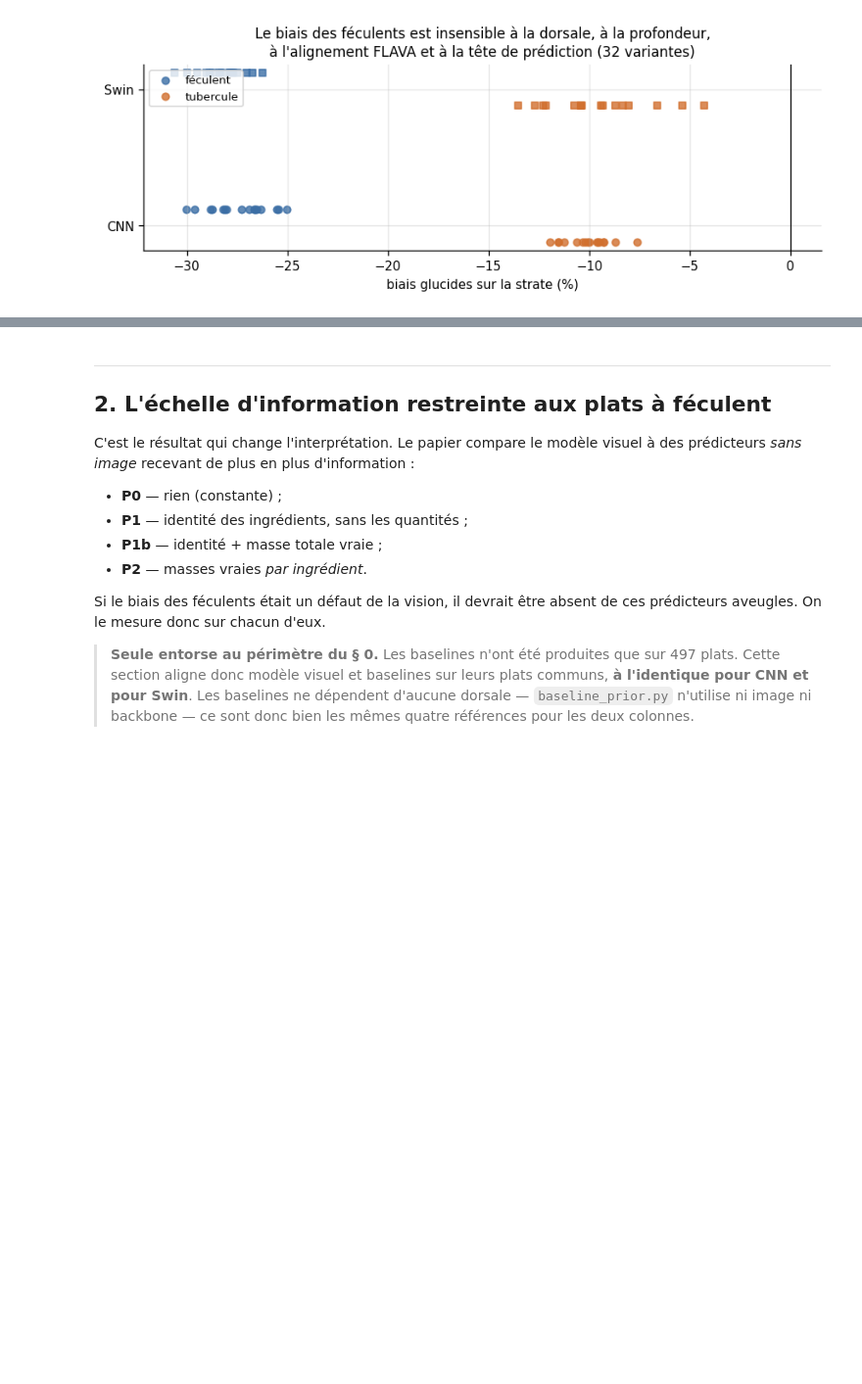
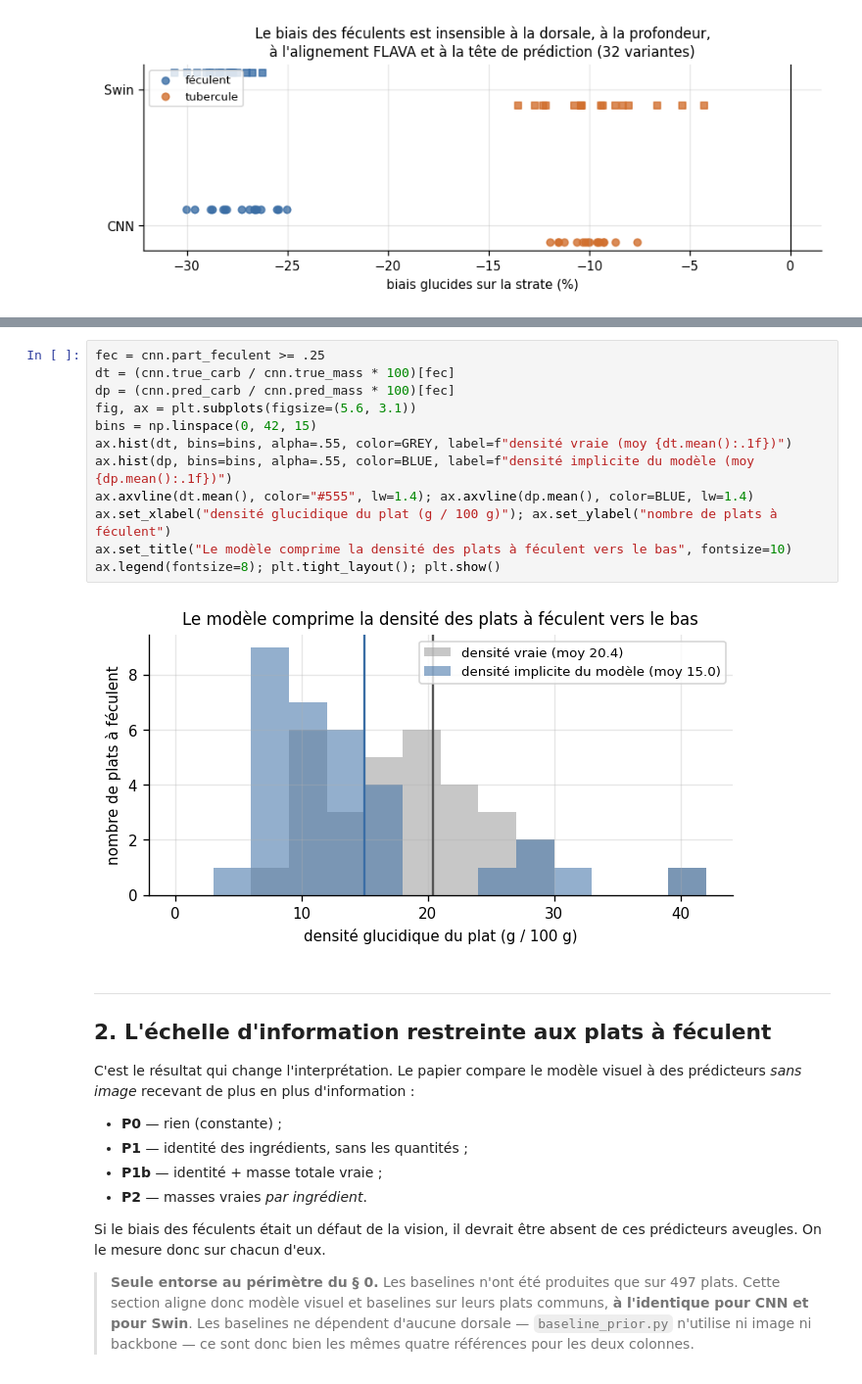
Before and after one commit to LubinLgp/nutrition5k-visual-ambiguity, a Jupyter notebook: analyse_par_ingredient_glucides.ipynb, the cells around one changed output, grey strips where cells are left out. Shown at 98% size. Saved outputs shown, nothing was run; the diff lists cells and outputs as text; blank space fills up the shorter version.

```diff
--- a/analyse_par_ingredient_glucides.ipynb
+++ b/analyse_par_ingredient_glucides.ipynb
@@ -458,3 +494,17 @@ ax.legend(fontsize=8, loc="upper left"); plt.tight_layout(); plt.show()
+# %%
+fec = cnn.part_feculent >= .25
+dt = (cnn.true_carb / cnn.true_mass * 100)[fec]
+dp = (cnn.pred_carb / cnn.pred_mass * 100)[fec]
+fig, ax = plt.subplots(figsize=(5.6, 3.1))
+bins = np.linspace(0, 42, 15)
+ax.hist(dt, bins=bins, alpha=.55, color=GREY, label=f"densité vraie (moy {dt.mean():.1f})")
+ax.hist(dp, bins=bins, alpha=.55, color=BLUE, label=f"densité implicite du modèle (moy {dp.mean():.1f})")
+ax.axvline(dt.mean(), color="#555", lw=1.4); ax.axvline(dp.mean(), color=BLUE, lw=1.4)
+ax.set_xlabel("densité glucidique du plat (g / 100 g)"); ax.set_ylabel("nombre de plats à féculent")
+ax.set_title("Le modèle comprime la densité des plats à féculent vers le bas", fontsize=10)
+ax.legend(fontsize=8); plt.tight_layout(); plt.show()
+# %% [output]
+[figure, added]
 # %% [markdown]
 ---
 ## 2. L'échelle d'information restreinte aux plats à féculent
```
Also changed, not shown: parts of 9 cells of this notebook.
